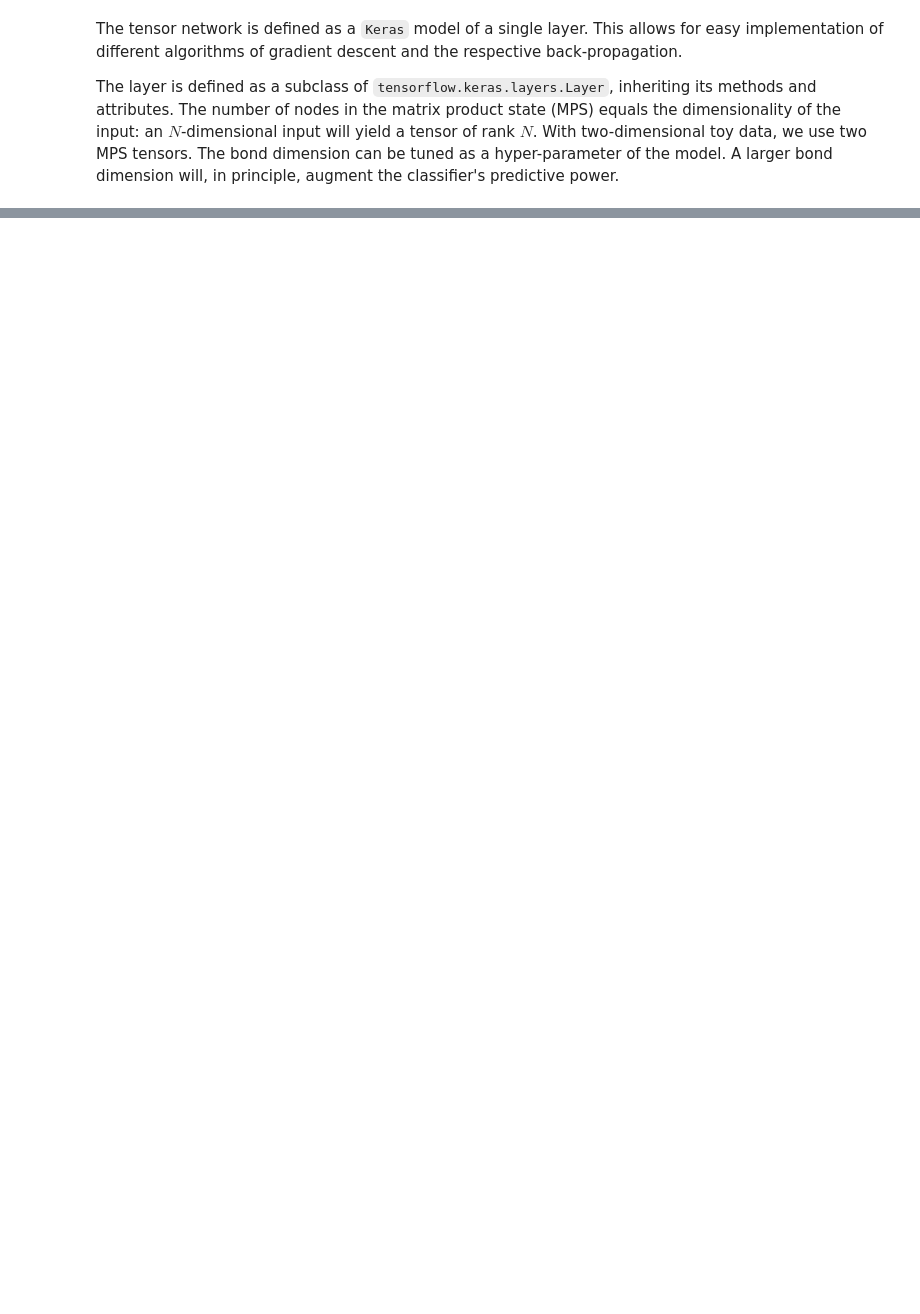
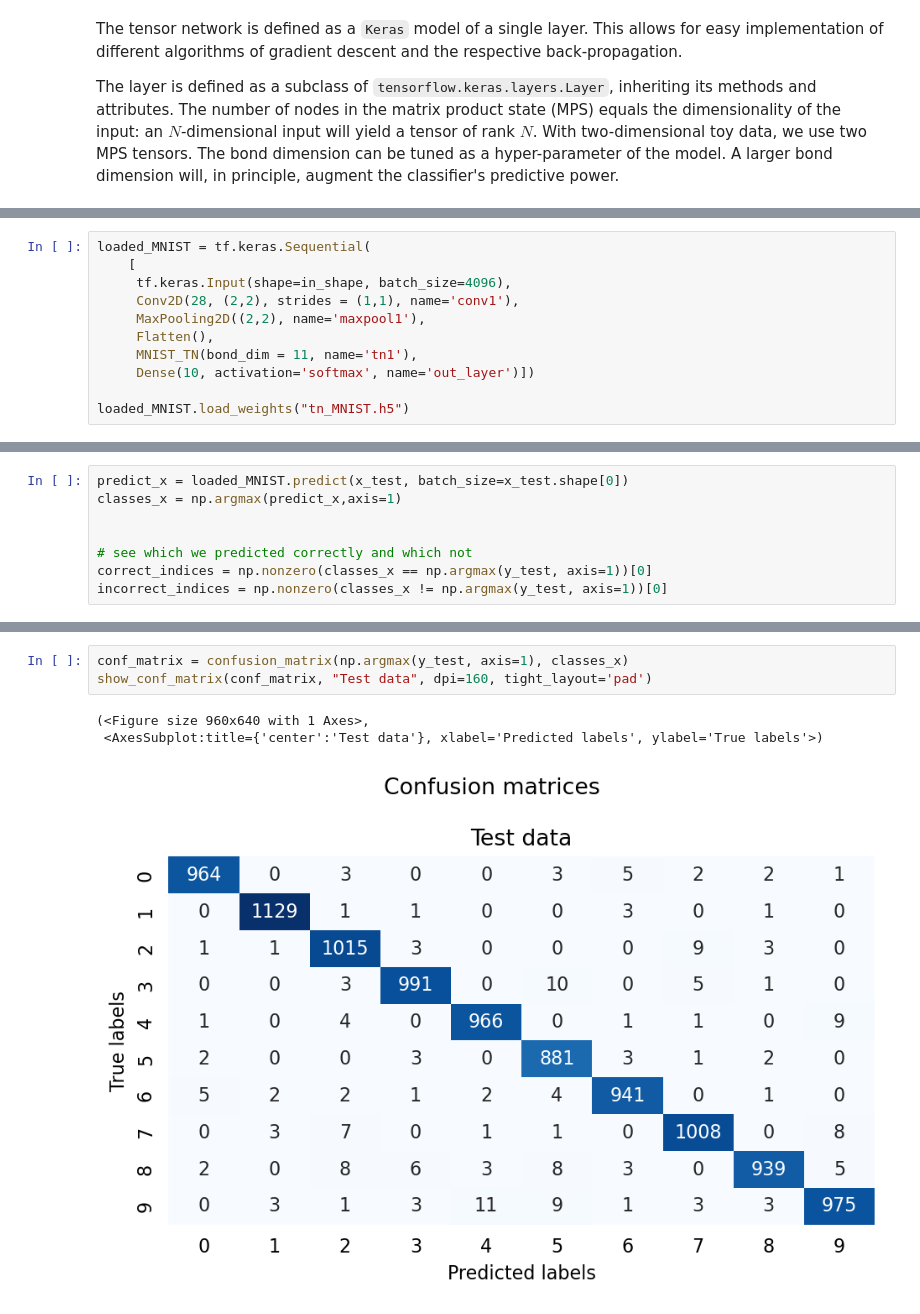
Before and after one commit to jtfreitas/QInfo_Final, a Jupyter notebook: final_nb.ipynb, the cells around one changed output, grey strips where cells are left out. Cells and saved outputs as stored; diff of their text form; blank space fills up the shorter version.

```diff
--- a/final_nb.ipynb
+++ b/final_nb.ipynb
@@ -213,0 +209,11 @@ MNIST_TN.get_config
+# %%
+loaded_MNIST = tf.keras.Sequential(
+    [
+     tf.keras.Input(shape=in_shape, batch_size=4096),
+     Conv2D(28, (2,2), strides = (1,1), name='conv1'),
+     MaxPooling2D((2,2), name='maxpool1'),
+     Flatten(),
+     MNIST_TN(bond_dim = 11, name='tn1'),
+     Dense(10, activation='softmax', name='out_layer')])
+
+loaded_MNIST.load_weights("tn_MNIST.h5")
@@ -213,0 +224,8 @@ MNIST_TN.get_config
+# %%
+predict_x = loaded_MNIST.predict(x_test, batch_size=x_test.shape[0])
+classes_x = np.argmax(predict_x,axis=1)
+
+
+# see which we predicted correctly and which not
+correct_indices = np.nonzero(classes_x == np.argmax(y_test, axis=1))[0]
+incorrect_indices = np.nonzero(classes_x != np.argmax(y_test, axis=1))[0]
@@ -213,0 +234,7 @@ MNIST_TN.get_config
+# %%
+conf_matrix = confusion_matrix(np.argmax(y_test, axis=1), classes_x)
+show_conf_matrix(conf_matrix, "Test data", dpi=160, tight_layout='pad')
+# %% [output]
+(<Figure size 960x640 with 1 Axes>,
+ <AxesSubplot:title={'center':'Test data'}, xlabel='Predicted labels', ylabel='True labels'>)
+[figure, added]
```
Also changed, not shown: parts of 21 cells of this notebook, 2 other files.
